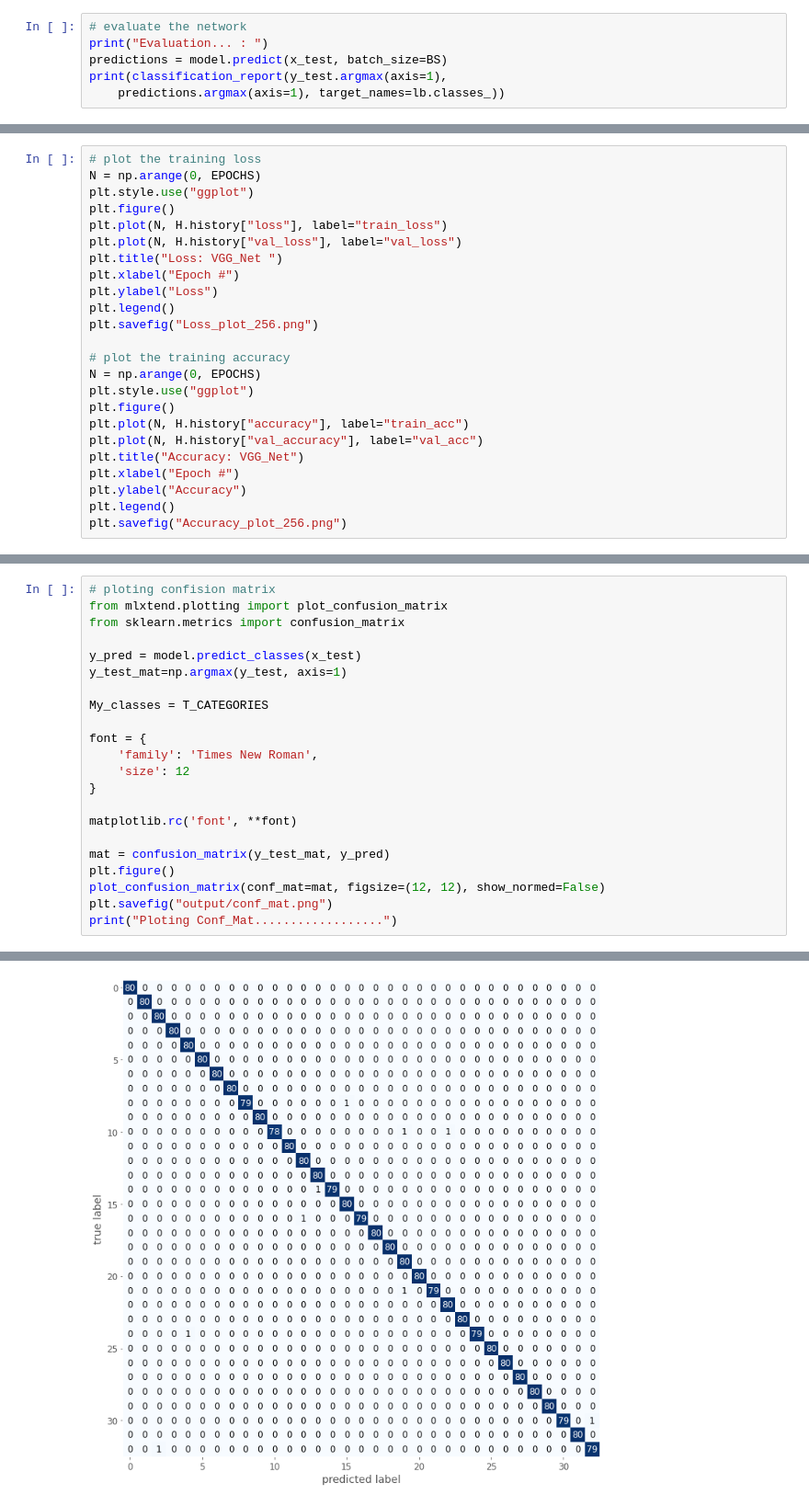
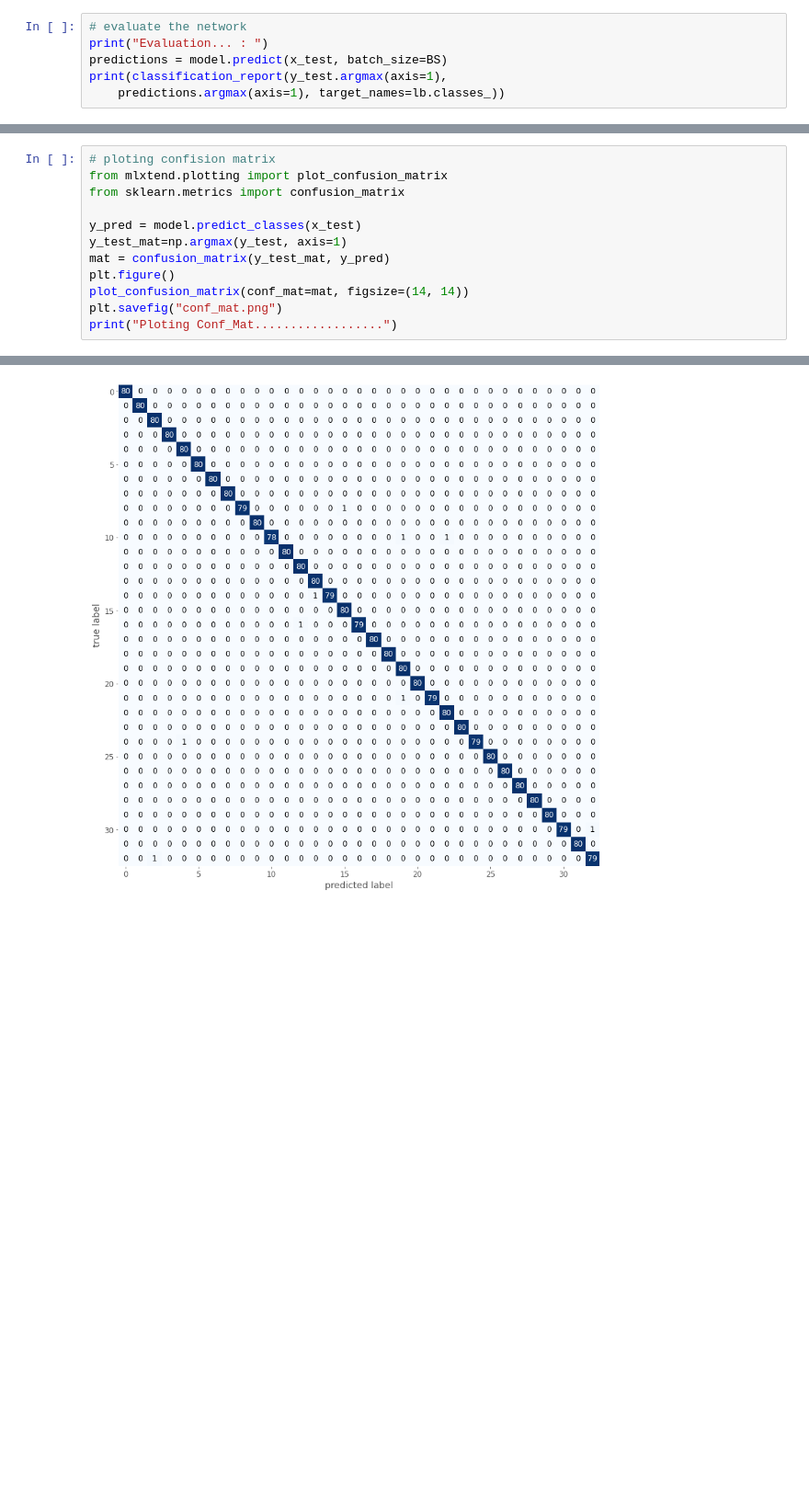
Before and after one commit to abderrazzaq-laanaoui/Machine-Learning-OCR-For-Tifinagh, a Jupyter notebook: ml_ocr.ipynb, the cells around one changed output, grey strips where cells are left out. Shown at 92% size. Drawn from its saved outputs; the diff is of its cells as text; blank space fills up the shorter version.

```diff
--- a/ml_ocr.ipynb
+++ b/ml_ocr.ipynb
@@ -447,24 +410,0 @@ print("Done Successfully...")
-# %%
-# plot the training loss
-N = np.arange(0, EPOCHS)
-plt.style.use("ggplot")
-plt.figure()
-plt.plot(N, H.history["loss"], label="train_loss")
-plt.plot(N, H.history["val_loss"], label="val_loss")
-plt.title("Loss: VGG_Net ")
-plt.xlabel("Epoch #")
-plt.ylabel("Loss")
-plt.legend()
-plt.savefig("Loss_plot_256.png")
-
-# plot the training accuracy
-N = np.arange(0, EPOCHS)
-plt.style.use("ggplot")
-plt.figure()
-plt.plot(N, H.history["accuracy"], label="train_acc")
-plt.plot(N, H.history["val_accuracy"], label="val_acc")
-plt.title("Accuracy: VGG_Net")
-plt.xlabel("Epoch #")
-plt.ylabel("Accuracy")
-plt.legend()
-plt.savefig("Accuracy_plot_256.png")
@@ -478,19 +415,9 @@ from sklearn.metrics import confusion_matrix
 
 y_pred = model.predict_classes(x_test)
 y_test_mat=np.argmax(y_test, axis=1)
-
-My_classes = T_CATEGORIES
-
-font = {
-    'family': 'Times New Roman',
-    'size': 12
-}
-
-matplotlib.rc('font', **font)
-
 mat = confusion_matrix(y_test_mat, y_pred)
 plt.figure()
-plot_confusion_matrix(conf_mat=mat, figsize=(12, 12), show_normed=False)
-plt.savefig("output/conf_mat.png")
+plot_confusion_matrix(conf_mat=mat, figsize=(14, 14))
+plt.savefig("conf_mat.png")
 print("Ploting Conf_Mat..................")
 # %% [output]
@@ -501 +426 @@ FileNotFoundError: ignored
-[figure, old version]
+[figure, new version]
```
Also changed, not shown: parts of 7 cells of this notebook.
